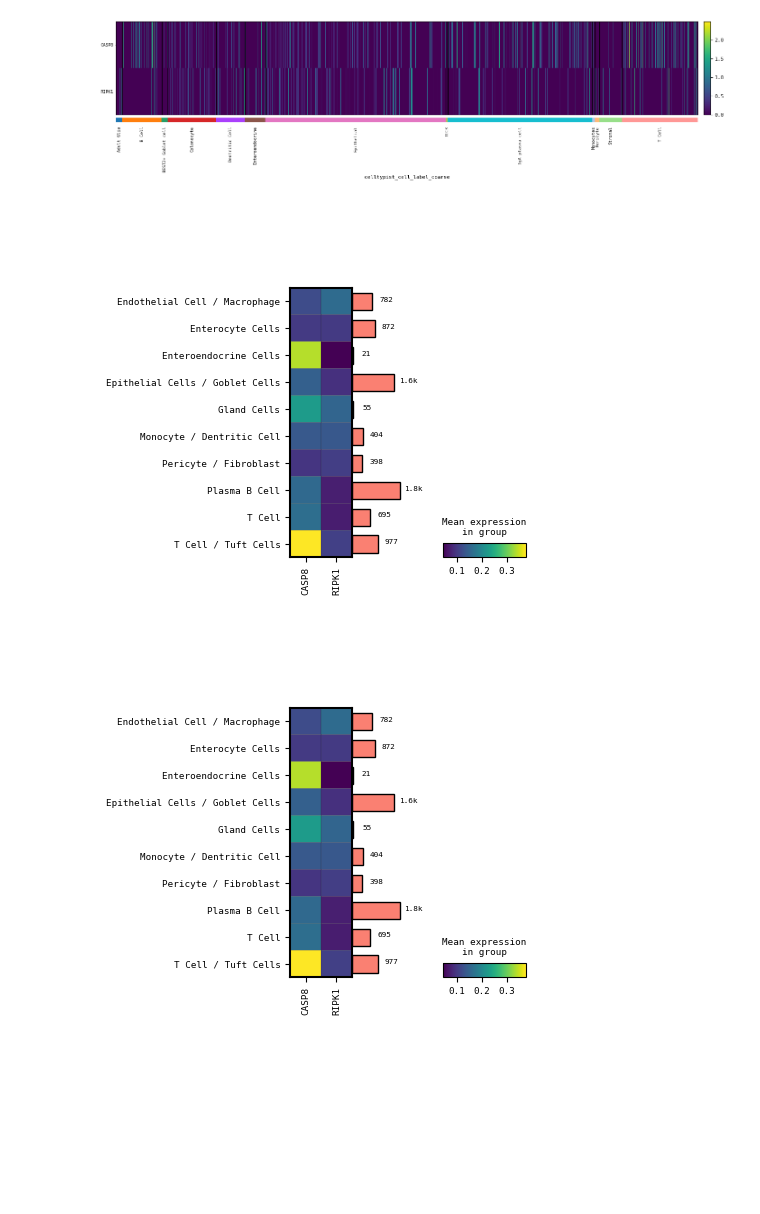
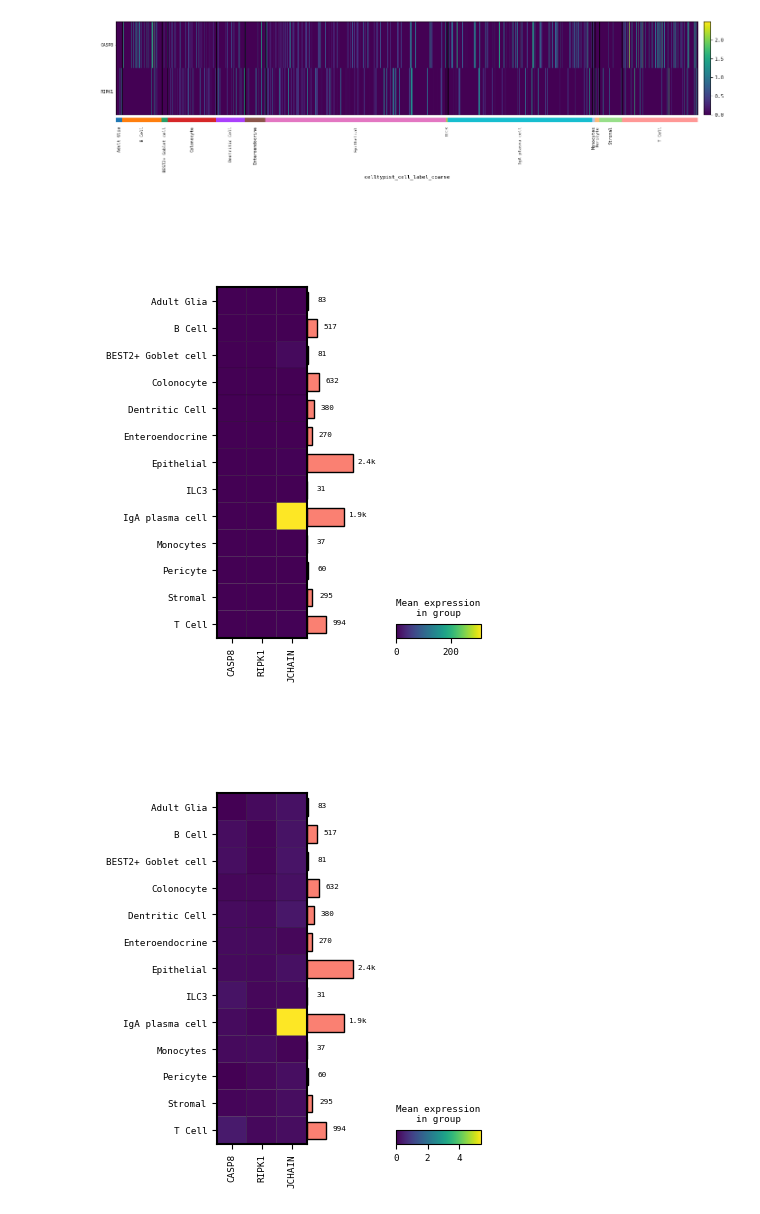
Before and after one commit to chickaroo/genereporter, a Jupyter notebook: src/annotations.ipynb, the cells around one changed output. Drawn from its saved outputs; the diff is of its cells as text; code cells hidden in the pictures; blank space fills up the shorter version.

Commit message:
histogramS

```diff
--- a/src/annotations.ipynb
+++ b/src/annotations.ipynb
@@ -124,7 +124,7 @@ for ct, markers in marker_genes.items():
             markers_found.append(marker)
     marker_genes_in_data[ct] = markers_found
 # %%
-adata.layers["counts"] = adata.X
+#adata.layers["counts"] = adata.X
 adata.X = adata.layers['tc_norm_log']
 
 sc.pp.highly_variable_genes(adata)
@@ -322,5 +322,5 @@ AnnData object with n_obs × n_vars = 7641 × 10962
     obsp: 'connectivities', 'distances'
 # %%
-markers = ['CASP8', 'RIPK1']
+markers = ['CASP8', 'RIPK1', 'JCHAIN']
 sc.pl.heatmap(adata, markers, groupby='celltypist_cell_label_coarse', swap_axes=True, figsize=(17,3), layer='int_norm_log')
 # %% [output]
@@ -330,13 +330,13 @@ sc.pl.heatmap(adata, markers, groupby='celltypist_cell_label_coarse', swap_axes=
 # %% [output]
 [figure]
 # %%
-ax1 = sc.pl.matrixplot(adata, markers, groupby='manual_celltype_annotation', return_fig=True, layer='tc_norm')
+ax1 = sc.pl.matrixplot(adata, markers, groupby='celltypist_cell_label_coarse', return_fig=True, layer='tc_norm')
 ax1.add_totals().style(edge_color='black').show()
 # %% [output]
-[figure, old version]
+[figure, new version]
 # %%
-ax2 = sc.pl.matrixplot(adata, markers, groupby='manual_celltype_annotation', return_fig=True, layer='tc_norm_log')
+ax2 = sc.pl.matrixplot(adata, markers, groupby='celltypist_cell_label_coarse', return_fig=True, layer='tc_norm_log')
 ax2.add_totals().style(edge_color='black').show()
 # %% [output]
-[figure, old version]
+[figure, new version]
 # %%
```
Also changed, not shown: parts of 6 cells of this notebook, 4 other files.
